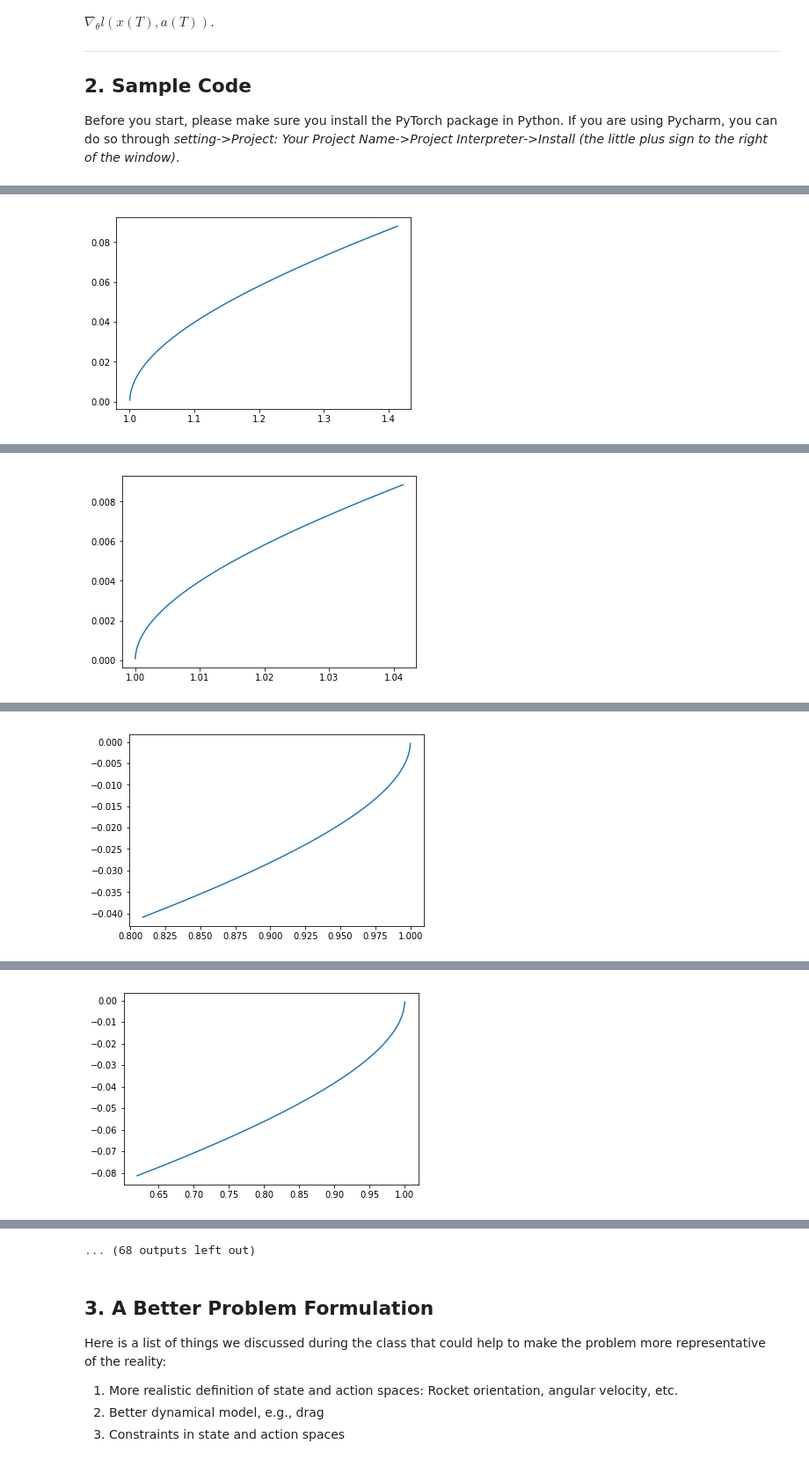
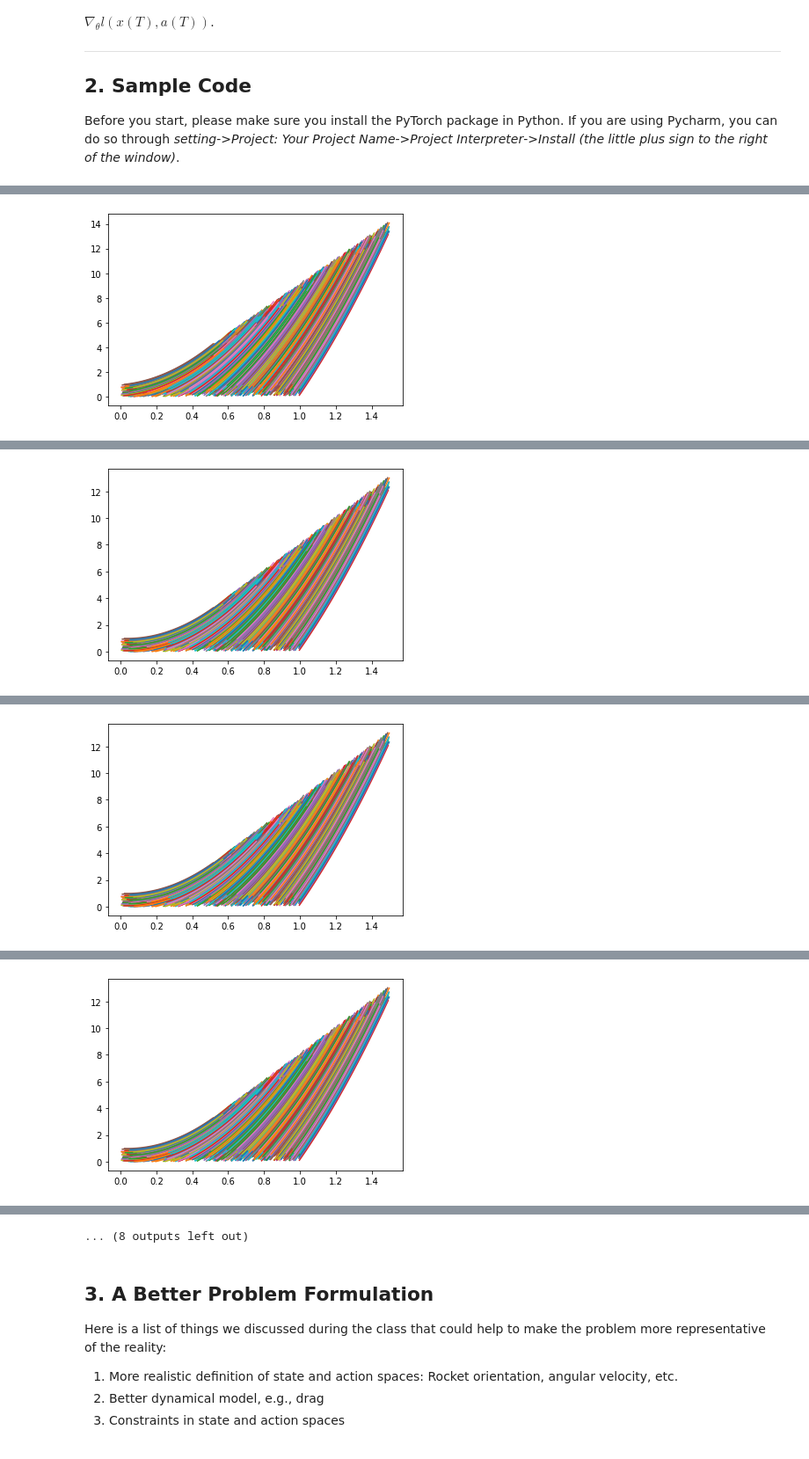
Before and after one commit to ghimiremukesh/Design_Optimization, a Jupyter notebook: Project/Project 1 gradient based algorithms and differentiable programming.ipynb, the cells around one changed output, grey strips where cells are left out. Shown at 88% size. Drawn from its saved outputs; the diff is of its cells as text; code cells hidden in the pictures.

```diff
--- a/Project/Project 1 gradient based algorithms and differentiable programming.ipynb
+++ b/Project/Project 1 gradient based algorithms and differentiable programming.ipynb
@@ -208,7 +218,8 @@ class Controller(nn.Module):
         self.network = nn.Sequential(
             nn.Linear(dim_input, dim_hidden),
             nn.Tanh(),
-            nn.Linear(dim_hidden, dim_output),
+            nn.Linear(dim_hidden, 5),
+            nn.Linear(5, dim_output),
             # You can add more layers here
             nn.Sigmoid()
         )
@@ -224,12 +235,13 @@ class Controller(nn.Module):
 
 class Simulation(nn.Module):
 
-    def __init__(self, controller, dynamics, T):
+    def __init__(self, controller, dynamics, T, N):
         super(Simulation, self).__init__()
         self.state = self.initialize_state()
         self.controller = controller
         self.dynamics = dynamics
         self.T = T
+        self.N = N # added for random
         self.action_trajectory = []
         self.state_trajectory = []
 
@@ -245,11 +257,14 @@ class Simulation(nn.Module):
 
     @staticmethod
     def initialize_state():
-        state = [1., 0.]  # TODO: need batch of initial states
-        return t.tensor(state, requires_grad=False).float()
+        #state = [1., 0.]  # TODO: need batch of initial states
+        #state = t.rand(2)
+        state = t.rand((N, 2))
+        return  state #t.tensor(state, requires_grad=False).float()
 
     def error(self, state):
-        return state[0]**2 + state[1]**2
+        #return state[0]**2 + state[1]**2
+        return t.sum(t.mul(state, state))/self.N
 # %%
 # set up the optimizer
 # Note:
@@ -263,7 +278,7 @@ class Optimize:
     def __init__(self, simulation):
         self.simulation = simulation
         self.parameters = simulation.controller.parameters()
-        self.optimizer = optim.LBFGS(self.parameters, lr=0.01)
+        self.optimizer = optim.Adam(self.parameters, lr=0.01)
 
     def step(self):
         def closure():
@@ -277,25 +292,28 @@ class Optimize:
     def train(self, epochs):
         for epoch in range(epochs):
             loss = self.step()
-            print('[%d] loss: %.3f' % (epoch + 1, loss))
-            self.visualize()
+            if (epoch % 100 == 0):
+                print('[%d] loss: %.3f' % (epoch + 1, loss))
+                self.visualize()
 
     def visualize(self):
-        data = np.array([self.simulation.state_trajectory[i].detach().numpy() for i in range(self.simulation.T)])
-        x = data[:, 0]
-        y = data[:, 1]
-        plt.plot(x, y)
+        data = np.array([[self.simulation.state_trajectory[i][N].detach().numpy() for i in range(self.simulation.T)] for N in range(self.simulation.N)])
+        for i in range(self.simulation.N):
+            x = data[i, :, 0]
+            y = data[i, :, 1]
+            plt.plot(x, y)
         plt.show()
 # %%
 # Now it's time to run the code!
 
+N = 1000 # number of samples  for random case
 T = 100  # number of time steps
 dim_input = 2  # state space dimensions
-dim_hidden = 6  # latent dimensions
+dim_hidden = 10  # latent dimensions
 dim_output = 1  # action space dimensions
-d = Dynamics()  # define dynamics
+d = RandomDynamics()  # define dynamics
 c = Controller(dim_input, dim_hidden, dim_output)  # define controller
-s = Simulation(c, d, T)  # define simulation
+s = Simulation(c, d, T, N)  # define simulation, N is the number of samples to be considered
 o = Optimize(s)  # define optimizer
-o.train(40)  # solve the optimization problem
+o.train(1000)  # solve the optimization problem
 # %% [output]
@@ -303 +321 @@ o.train(40)  # solve the optimization problem
-[figure, old version]
+[figure, new version]
@@ -305 +323 @@ o.train(40)  # solve the optimization problem
-[figure, old version]
+[figure, new version]
@@ -307 +325 @@ o.train(40)  # solve the optimization problem
-[figure, old version]
+[figure, new version]
@@ -309 +327 @@ o.train(40)  # solve the optimization problem
-[figure, old version]
+[figure, new version]
@@ -314,4 +332,4 @@ o.train(40)  # solve the optimization problem
-... (68 outputs left out)
+... (8 outputs left out)
 # %% [markdown]
 ## 3. A Better Problem Formulation
 
```
Also changed, not shown: parts of 4 cells of this notebook, 1 other file.
